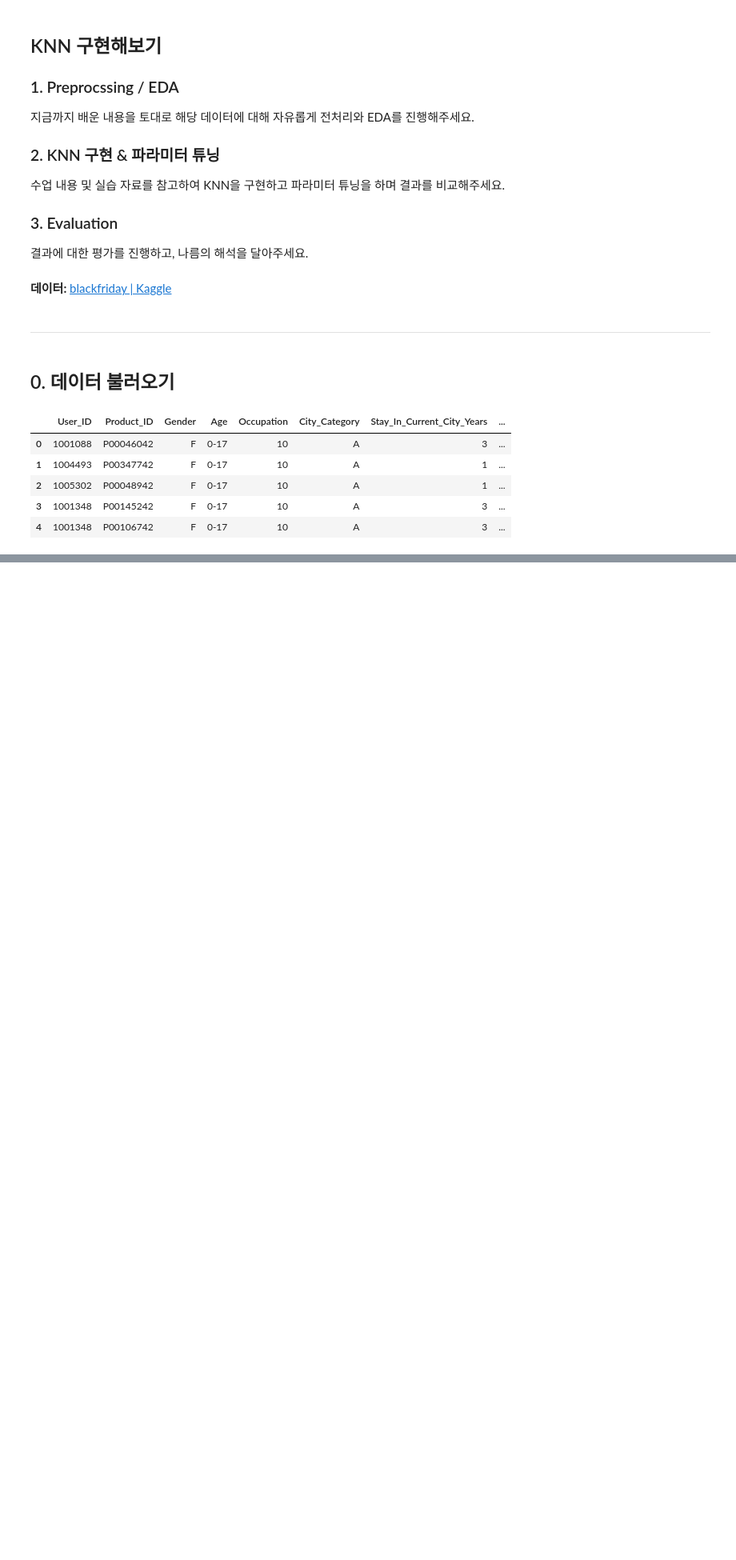
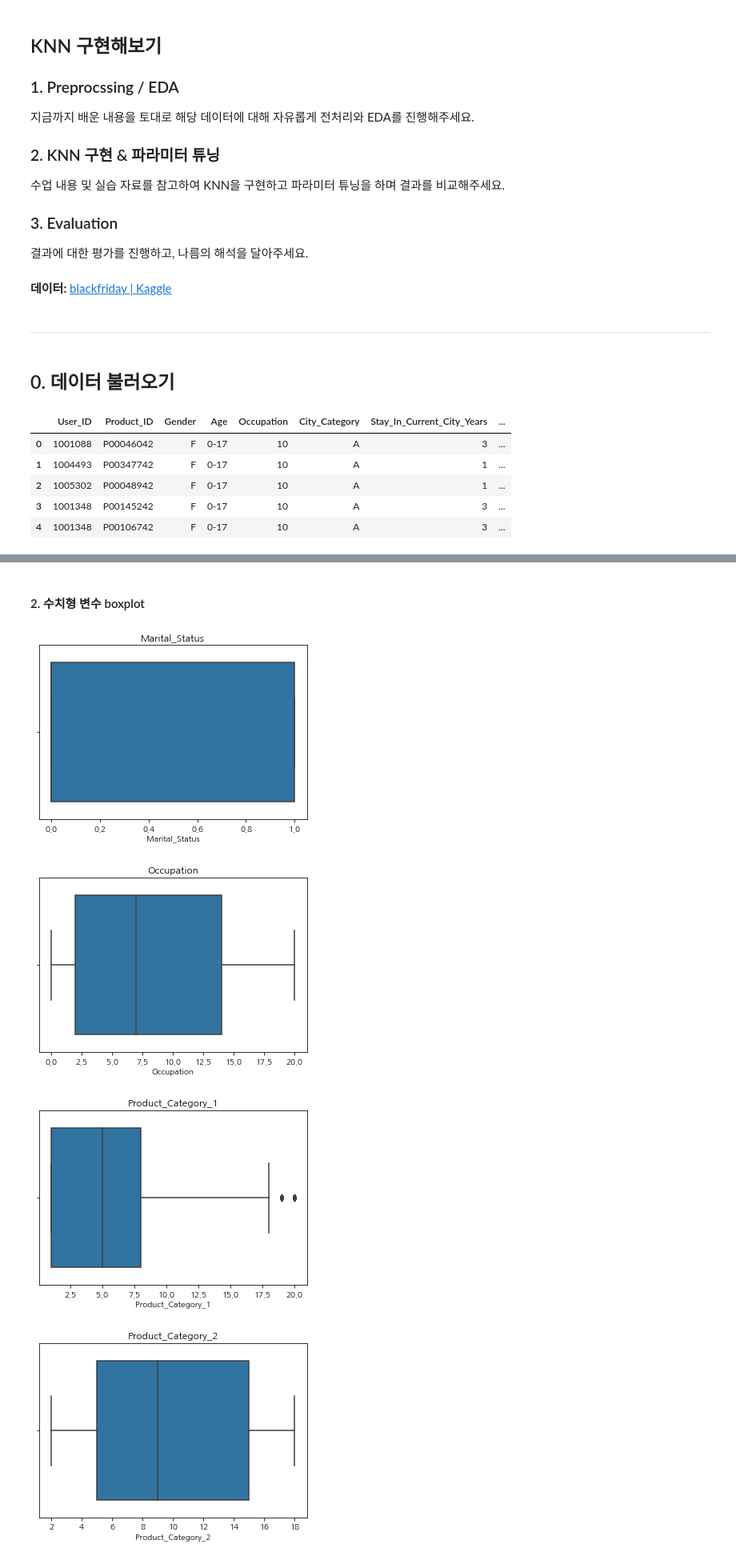
Before and after one commit to eunjiiiiii/Tobigs19, a Jupyter notebook: Week4_KNN&Clustering/tobigs19_KNN_과제.ipynb, the cells around one changed output, grey strips where cells are left out. Shown: that part at 80% size. Drawn from its saved outputs; the diff is of its cells as text; code cells hidden in the pictures; blank space fills up the shorter version.

```diff
--- a/Week4_KNN&Clustering/tobigs19_KNN_과제.ipynb
+++ b/Week4_KNN&Clustering/tobigs19_KNN_과제.ipynb
@@ -27,0 +157,13 @@ df.head()
+# %% [markdown]
+#### 2. 수치형 변수 boxplot
+# %%
+for i,col in enumerate(numerical_feature):
+    sns.boxplot(df.loc[df[col].notnull(), col])
+    plt.title("%s boxplot"%col, fontsize=20)
+    plt.title(col)
+    plt.show()
+# %% [output]
+[figure, added]
+[figure, added]
+[figure, added]
+[figure, added]
```
Also changed, not shown: parts of 85 cells of this notebook.
